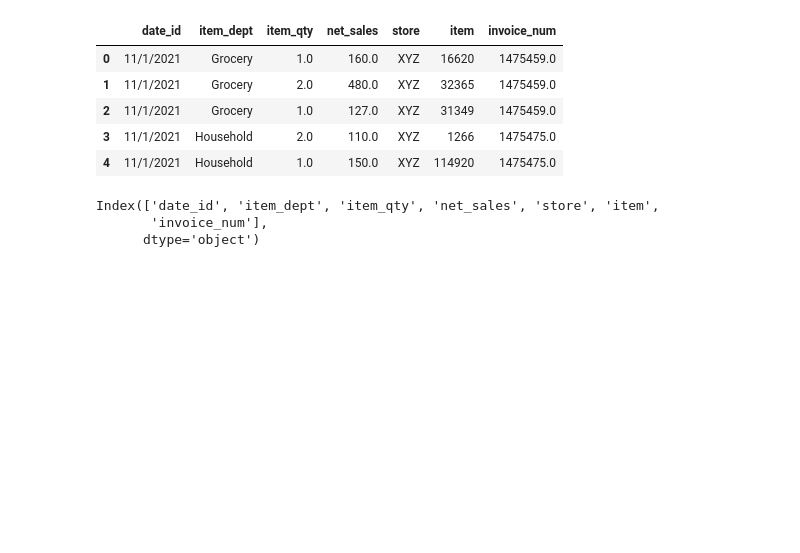
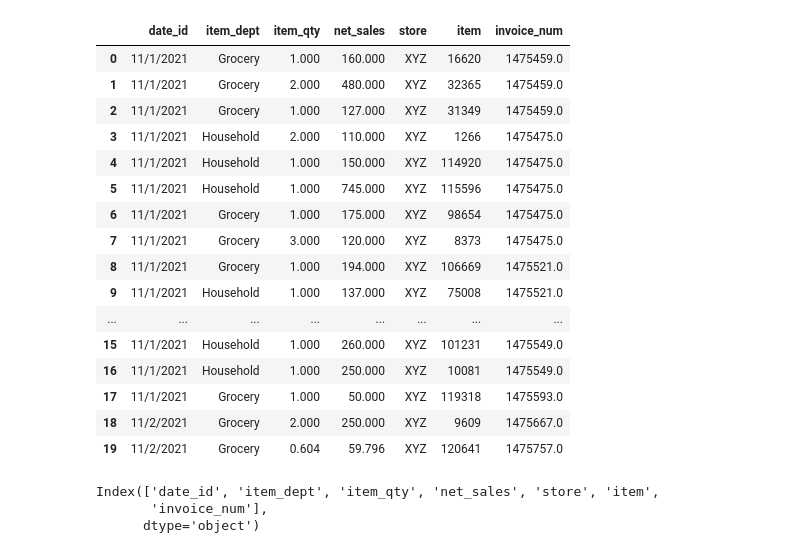
Before and after one commit to Vaseekaran-V/ML_CW, a Jupyter notebook: analysis/Data Analysis.ipynb, the cells around one changed output. Drawn from its saved outputs; the diff is of its cells as text; code cells hidden in the pictures; blank space fills up the shorter version.

```diff
--- a/analysis/Data Analysis.ipynb
+++ b/analysis/Data Analysis.ipynb
@@ -5,14 +5,25 @@ import matplotlib.pyplot as plt
 import seaborn as sns
 # %%
 df = pd.read_csv(r'../data/training_data.csv')
-df.head()
+df.head(20)
 # %% [output]
 |  | date_id | item_dept | item_qty | net_sales | store | item | invoice_num |
-| 0 | 11/1/2021 | Grocery | 1.0 | 160.0 | XYZ | 16620 | 1475459.0 |
-| 1 | 11/1/2021 | Grocery | 2.0 | 480.0 | XYZ | 32365 | 1475459.0 |
-| 2 | 11/1/2021 | Grocery | 1.0 | 127.0 | XYZ | 31349 | 1475459.0 |
-| 3 | 11/1/2021 | Household | 2.0 | 110.0 | XYZ | 1266 | 1475475.0 |
-| 4 | 11/1/2021 | Household | 1.0 | 150.0 | XYZ | 114920 | 1475475.0 |
+| 0 | 11/1/2021 | Grocery | 1.000 | 160.000 | XYZ | 16620 | 1475459.0 |
+| 1 | 11/1/2021 | Grocery | 2.000 | 480.000 | XYZ | 32365 | 1475459.0 |
+| 2 | 11/1/2021 | Grocery | 1.000 | 127.000 | XYZ | 31349 | 1475459.0 |
+| 3 | 11/1/2021 | Household | 2.000 | 110.000 | XYZ | 1266 | 1475475.0 |
+| 4 | 11/1/2021 | Household | 1.000 | 150.000 | XYZ | 114920 | 1475475.0 |
+| 5 | 11/1/2021 | Household | 1.000 | 745.000 | XYZ | 115596 | 1475475.0 |
+| 6 | 11/1/2021 | Grocery | 1.000 | 175.000 | XYZ | 98654 | 1475475.0 |
+| 7 | 11/1/2021 | Grocery | 3.000 | 120.000 | XYZ | 8373 | 1475475.0 |
+| 8 | 11/1/2021 | Grocery | 1.000 | 194.000 | XYZ | 106669 | 1475521.0 |
+| 9 | 11/1/2021 | Household | 1.000 | 137.000 | XYZ | 75008 | 1475521.0 |
+| ... | ... | ... | ... | ... | ... | ... | ... |
+| 15 | 11/1/2021 | Household | 1.000 | 260.000 | XYZ | 101231 | 1475549.0 |
+| 16 | 11/1/2021 | Household | 1.000 | 250.000 | XYZ | 10081 | 1475549.0 |
+| 17 | 11/1/2021 | Grocery | 1.000 | 50.000 | XYZ | 119318 | 1475593.0 |
+| 18 | 11/2/2021 | Grocery | 2.000 | 250.000 | XYZ | 9609 | 1475667.0 |
+| 19 | 11/2/2021 | Grocery | 0.604 | 59.796 | XYZ | 120641 | 1475757.0 |
 # %%
 df.columns
 # %% [output]
```
Also changed, not shown: 3 other files.
